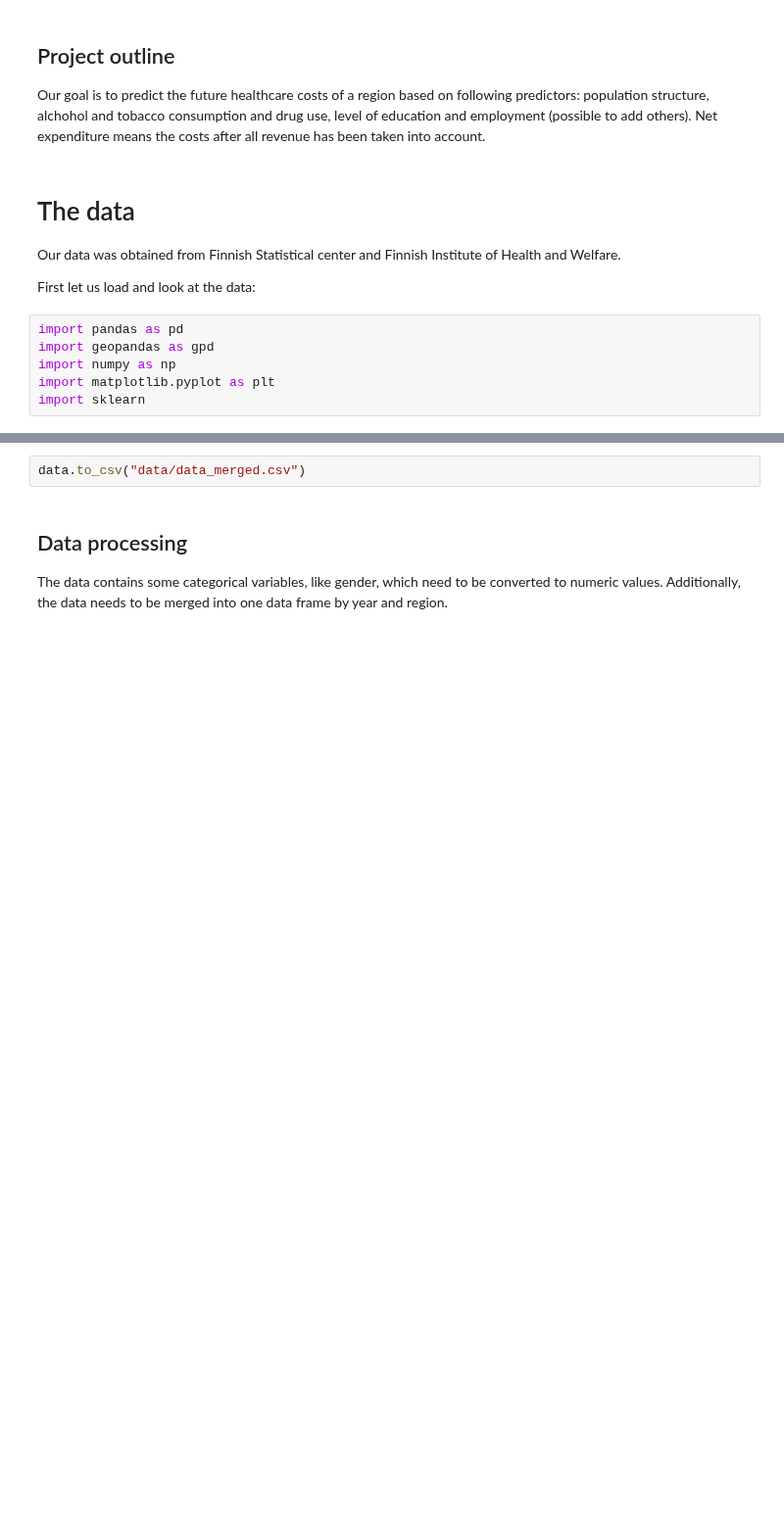
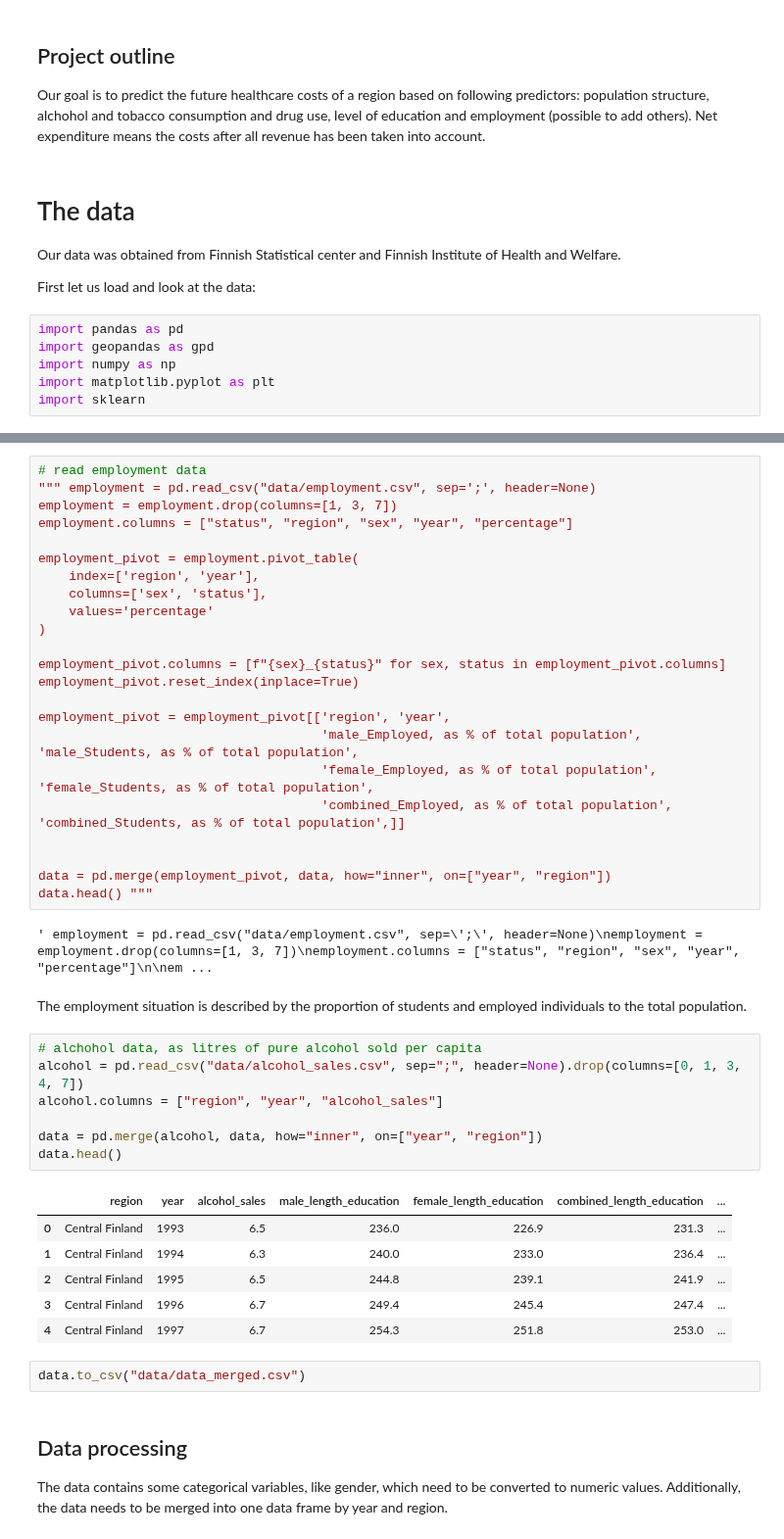
Before and after one commit to AnnaKuokkanen/DataScienceIntro, a Jupyter notebook: intro_to_data_project.ipynb, the cells around one changed output, grey strips where cells are left out. Shown at 98% size. Cells and saved outputs as stored; diff of their text form; blank space fills up the shorter version.

Commit message:
Add alcohol sales

```diff
--- a/intro_to_data_project.ipynb
+++ b/intro_to_data_project.ipynb
@@ -136,3 +124,44 @@ Here we have population structure data. The data set contained many options, but
+# %%
+# read employment data
+""" employment = pd.read_csv("data/employment.csv", sep=';', header=None)
+employment = employment.drop(columns=[1, 3, 7])
+employment.columns = ["status", "region", "sex", "year", "percentage"]
+
+employment_pivot = employment.pivot_table(
+    index=['region', 'year'],
+    columns=['sex', 'status'],
+    values='percentage'
+)
+
+employment_pivot.columns = [f"{sex}_{status}" for sex, status in employment_pivot.columns]
+employment_pivot.reset_index(inplace=True)
+
+employment_pivot = employment_pivot[['region', 'year',
+                                     'male_Employed, as % of total population', 'male_Students, as % of total population',
+                                     'female_Employed, as % of total population', 'female_Students, as % of total population',
+                                     'combined_Employed, as % of total population', 'combined_Students, as % of total population',]]
+
+
+data = pd.merge(employment_pivot, data, how="inner", on=["year", "region"])
+data.head() """
+# %% [output]
+' employment = pd.read_csv("data/employment.csv", sep=\';\', header=None)\nemployment = employment.drop(columns=[1, 3, 7])\nemployment.columns = ["status", "region", "sex", "year", "percentage"]\n\nem ...
+# %% [markdown]
+The employment situation is described by the proportion of students and employed individuals to the total population.
+# %%
+# alchohol data, as litres of pure alcohol sold per capita
+alcohol = pd.read_csv("data/alcohol_sales.csv", sep=";", header=None).drop(columns=[0, 1, 3, 4, 7])
+alcohol.columns = ["region", "year", "alcohol_sales"]
+
+data = pd.merge(alcohol, data, how="inner", on=["year", "region"])
+data.head()
+# %% [output]
+|  | region | year | alcohol_sales | male_length_education | female_length_education | combined_length_education | ... |
+| 0 | Central Finland | 1993 | 6.5 | 236.0 | 226.9 | 231.3 | ... |
+| 1 | Central Finland | 1994 | 6.3 | 240.0 | 233.0 | 236.4 | ... |
+| 2 | Central Finland | 1995 | 6.5 | 244.8 | 239.1 | 241.9 | ... |
+| 3 | Central Finland | 1996 | 6.7 | 249.4 | 245.4 | 247.4 | ... |
+| 4 | Central Finland | 1997 | 6.7 | 254.3 | 251.8 | 253.0 | ... |
 # %%
 data.to_csv("data/data_merged.csv")
 # %% [markdown]
```
Also changed, not shown: parts of 10 cells of this notebook, 4 other files.
